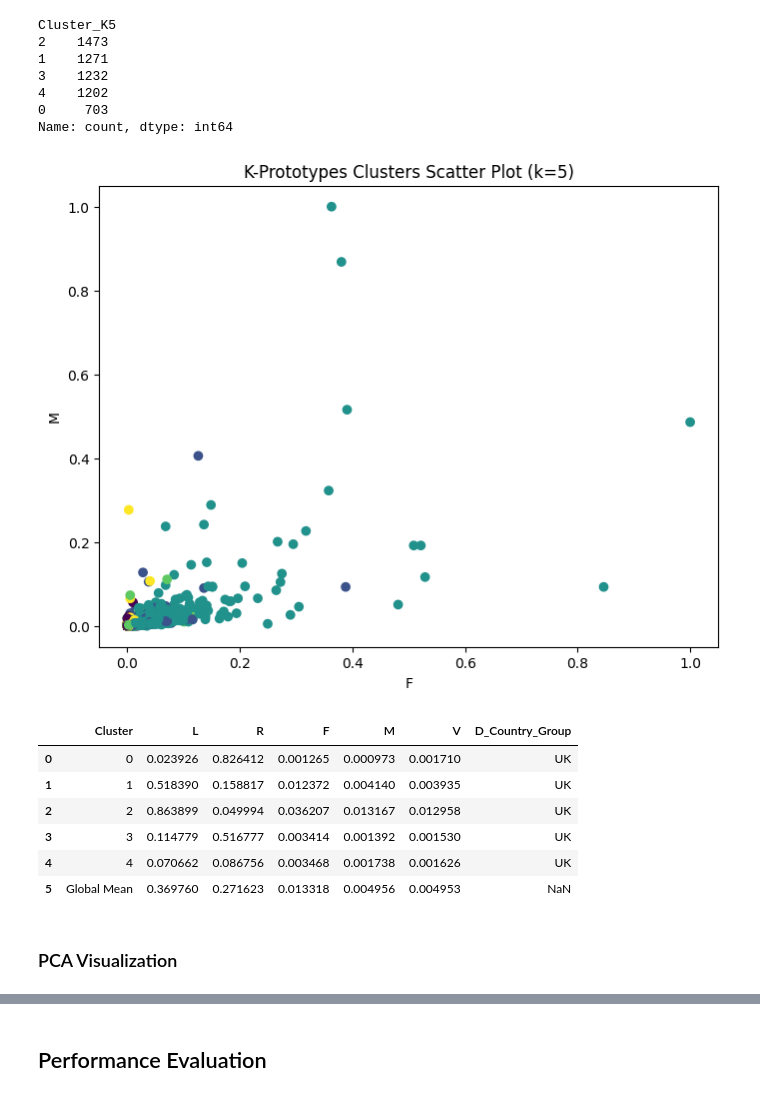
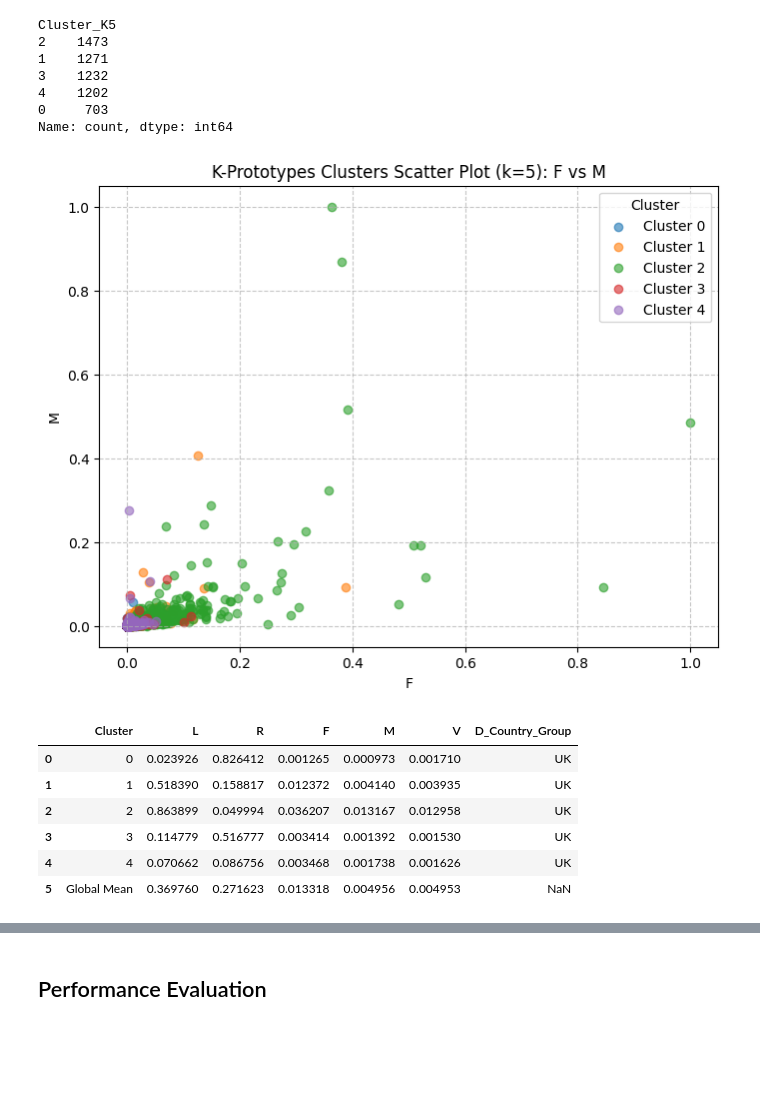
Before and after one commit to apostroef/LRMFVD-adb, a Jupyter notebook: LRMFVD.ipynb, the cells around one changed output, grey strips where cells are left out. Saved outputs shown, nothing was run; the diff lists cells and outputs as text; code cells hidden in the pictures; blank space fills up the shorter version.

Commit message:
fix graph

```diff
--- a/LRMFVD.ipynb
+++ b/LRMFVD.ipynb
@@ -340,31 +349,39 @@ categorical_centroid = (
 # %%
 x_col = "F"
 y_col = "M"
 
 plt.figure(figsize=(8, 6))
-plt.scatter(num_df[x_col], num_df[y_col], c=num_df["Cluster_K5"])
+clusters = num_df["Cluster_K5"].unique()
+clusters.sort()
+
+for cluster_id in clusters:
+    subset = num_df[num_df["Cluster_K5"] == cluster_id]
+    plt.scatter(subset[x_col], subset[y_col], label=f"Cluster {cluster_id}", alpha=0.6)
+
 plt.xlabel(x_col)
 plt.ylabel(y_col)
-plt.title("K-Prototypes Clusters Scatter Plot (k=5)")
+plt.title(f"K-Prototypes Clusters Scatter Plot (k=5): {x_col} vs {y_col}")
+plt.legend(title="Cluster")
+plt.grid(True, linestyle="--", alpha=0.7)
 plt.show()
 
 centroid_df = num_df.groupby("Cluster_K5").mean().reset_index()
 merged_centroid_df = pd.merge(centroid_df, categorical_centroid, on="Cluster_K5")
 
 global_mean_series = num_df.mean(numeric_only=True)
 global_mean_row = (
     global_mean_series.to_frame()
     .T[centroid_df.columns.drop("Cluster_K5").tolist()]
     .reset_index(drop=True)
 )
 global_mean_row["Cluster_K5"] = "Global Mean"
 global_mean_row = global_mean_row[centroid_df.columns.tolist()]
 final_table = pd.concat([merged_centroid_df, global_mean_row], ignore_index=True)
 final_table.rename(columns={"Cluster_K5": "Cluster"}, inplace=True)
 
 display(final_table)
 # %% [output]
-[figure, old version]
+[figure, new version]
 |  | Cluster | L | R | F | M | V | D_Country_Group |
 | 0 | 0 | 0.023926 | 0.826412 | 0.001265 | 0.000973 | 0.001710 | UK |
 | 1 | 1 | 0.518390 | 0.158817 | 0.012372 | 0.004140 | 0.003935 | UK |
@@ -372,6 +389,4 @@ display(final_table)
 | 3 | 3 | 0.114779 | 0.516777 | 0.003414 | 0.001392 | 0.001530 | UK |
 | 4 | 4 | 0.070662 | 0.086756 | 0.003468 | 0.001738 | 0.001626 | UK |
 | 5 | Global Mean | 0.369760 | 0.271623 | 0.013318 | 0.004956 | 0.004953 | NaN |
-# %% [markdown]
-### PCA Visualization
 # %%
```
Also changed, not shown: parts of 5 cells of this notebook.
